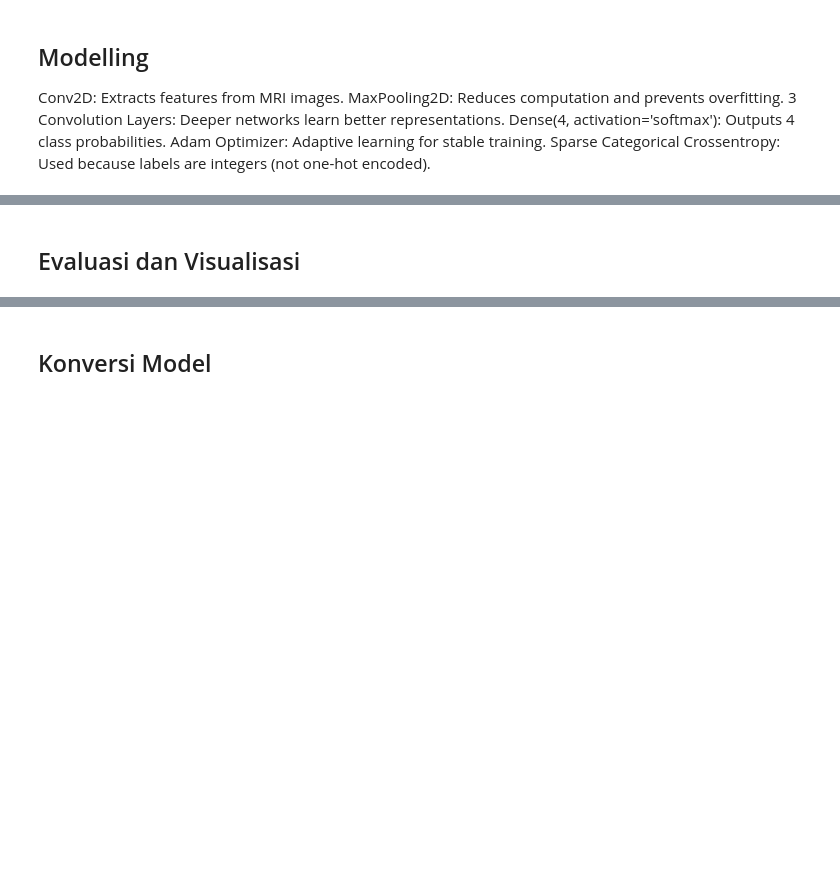
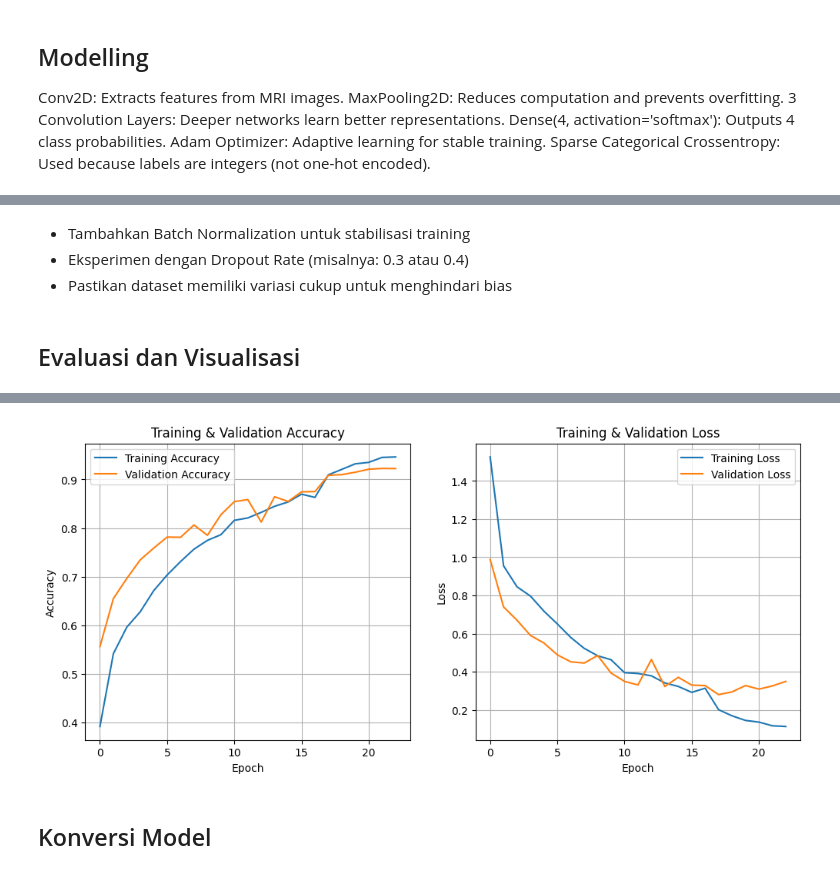
Before and after one commit to esnanta/Alzheimer-Image-Classification-CNN, a Jupyter notebook: Submission_Akhir_Klasifikasi_Gambar.ipynb, the cells around one changed output, grey strips where cells are left out. Saved outputs shown, nothing was run; the diff lists cells and outputs as text; code cells hidden in the pictures; blank space fills up the shorter version.

```diff
--- a/Submission_Akhir_Klasifikasi_Gambar.ipynb
+++ b/Submission_Akhir_Klasifikasi_Gambar.ipynb
@@ -457,2 +463,46 @@ KeyboardInterrupt:
+# %% [markdown]
+* Tambahkan Batch Normalization untuk stabilisasi training
+* Eksperimen dengan Dropout Rate (misalnya: 0.3 atau 0.4)
+* Pastikan dataset memiliki variasi cukup untuk menghindari bias
 # %% [markdown]
 ## Evaluasi dan Visualisasi
+# %%
+# =====================================================
+# ✅ EVALUASI MODEL
+# =====================================================
+test_loss, test_accuracy = model.evaluate(test_dataset)
+print(f"Test Accuracy: {test_accuracy:.4f}, Test Loss: {test_loss:.4f}")
+
+# =====================================================
+# ✅ PLOT AKURASI & LOSS
+# =====================================================
+def plot_history(history):
+    plt.figure(figsize=(12, 5))
+
+    # Plot Akurasi
+    plt.subplot(1, 2, 1)
+    plt.plot(history.history['accuracy'], label='Training Accuracy')
+    plt.plot(history.history['val_accuracy'], label='Validation Accuracy')
+    plt.xlabel('Epoch')
+    plt.ylabel('Accuracy')
+    plt.legend()
+    plt.grid(True)
+    plt.title('Training & Validation Accuracy')
+
+    # Plot Loss
+    plt.subplot(1, 2, 2)
+    plt.plot(history.history['loss'], label='Training Loss')
+    plt.plot(history.history['val_loss'], label='Validation Loss')
+    plt.xlabel('Epoch')
+    plt.ylabel('Loss')
+    plt.legend()
+    plt.title('Training & Validation Loss')
+    plt.grid(True)
+    plt.show()
+
+# Pastikan history ada sebelum memanggil fungsi
+if 'history' in locals():
+    plot_history(history)
+else:
+    print("History belum tersedia. Pastikan model telah dilatih.")
+# %% [output]
@@ -459,2 +511,3 @@ KeyboardInterrupt:
+[figure, added]
 # %% [markdown]
 ## Konversi Model
```
Also changed, not shown: parts of 13 cells of this notebook, 1 other file.
